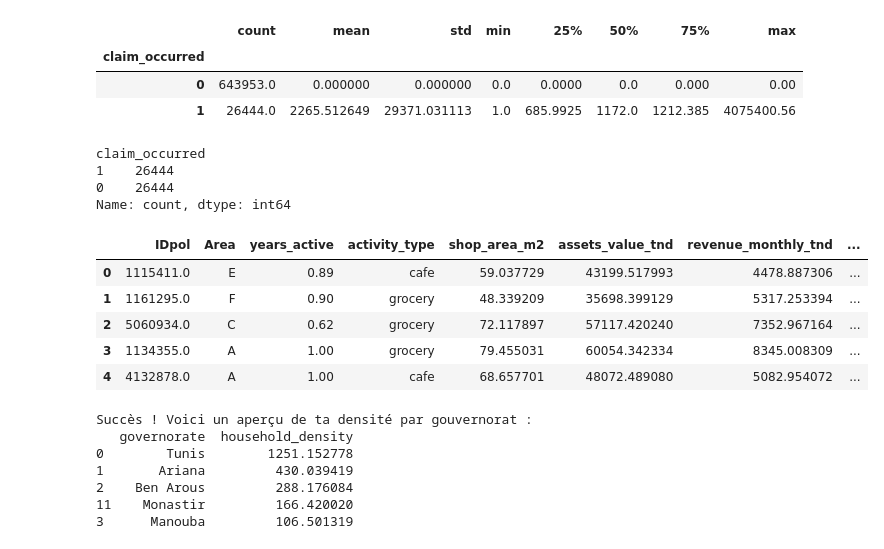
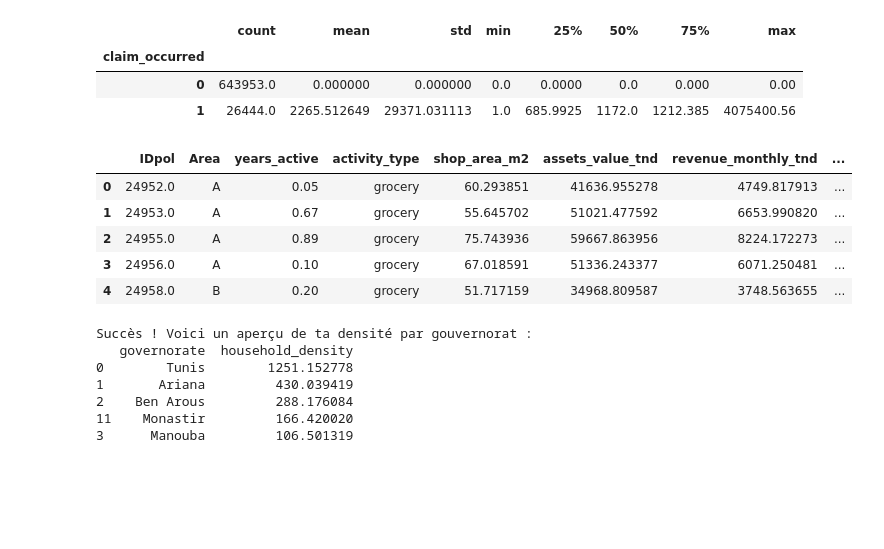
Before and after one commit to IlefBh/smart-insurance-ai, a Jupyter notebook: notebooks/01_build_policy_master.ipynb, the cells around one changed output. Cells and saved outputs as stored; diff of their text form; code cells hidden in the pictures; blank space fills up the shorter version.

```diff
--- a/notebooks/01_build_policy_master.ipynb
+++ b/notebooks/01_build_policy_master.ipynb
@@ -56,37 +56,12 @@ policy_master.groupby("claim_occurred")["ClaimAmount"].describe()
 | claim_occurred |  |  |  |  |  |  |  |  |
 | 0 | 643953.0 | 0.000000 | 0.000000 | 0.0 | 0.0000 | 0.0 | 0.000 | 0.00 |
 | 1 | 26444.0 | 2265.512649 | 29371.031113 | 1.0 | 685.9925 | 1172.0 | 1212.385 | 4075400.56 |
-# %%
-import pandas as pd
-
-# policy_master = ton dataframe complet
-
-# séparer les classes
-claims = policy_master[policy_master["claim_occurred"] == 1]
-no_claims = policy_master[policy_master["claim_occurred"] == 0]
-
-# undersampling des non-sinistres
-no_claims_sampled = no_claims.sample(n=len(claims), random_state=42)
-
-# recombiner
-policy_balanced = pd.concat([claims, no_claims_sampled], ignore_index=True)
-
-# mélanger les lignes pour éviter tout ordre biaisé
-policy_balanced = policy_balanced.sample(frac=1, random_state=42).reset_index(drop=True)
-
-# vérifier la proportion
-print(policy_balanced["claim_occurred"].value_counts())
-# %% [output]
-claim_occurred
-1    26444
-0    26444
-Name: count, dtype: int64
 # %%
 import numpy as np
 
 rng = np.random.default_rng(42)
 
-df = policy_balanced.copy()
+df = policy_master.copy()
 
 # ----------------------------
 # 0) Years active (maturity)
@@ -211,38 +186,38 @@ df["fire_extinguisher"] = rng.binomial(1, p_fire, len(df)).astype(bool)
 # ----------------------------
 df["claim_occurred"] = (df["ClaimNb"] > 0).astype(int)
 df["claim_cost_tnd"] = df["ClaimAmount"].astype(float)
 
 # ----------------------------
 # 9) Keep only the useful columns (optional)
 # ----------------------------
 keep_cols = [
     "policy_id" if "policy_id" in df.columns else "IDpol",
     "governorate" if "governorate" in df.columns else "Area",
     "years_active",
     "activity_type",
     "shop_area_m2",
     "assets_value_tnd",
     "revenue_monthly_tnd",
     "revenue_bucket",
     "open_at_night",
     "security_alarm",
     "security_camera",
     "fire_extinguisher",
     "claim_occurred",
     "claim_cost_tnd"
 ]
 
 keep_cols = [c for c in keep_cols if c in df.columns]
 business_df = df[keep_cols].copy()
 
 business_df.head()
 # %% [output]
 |  | IDpol | Area | years_active | activity_type | shop_area_m2 | assets_value_tnd | revenue_monthly_tnd | ... |
-| 0 | 1115411.0 | E | 0.89 | cafe | 59.037729 | 43199.517993 | 4478.887306 | ... |
-| 1 | 1161295.0 | F | 0.90 | grocery | 48.339209 | 35698.399129 | 5317.253394 | ... |
-| 2 | 5060934.0 | C | 0.62 | grocery | 72.117897 | 57117.420240 | 7352.967164 | ... |
-| 3 | 1134355.0 | A | 1.00 | grocery | 79.455031 | 60054.342334 | 8345.008309 | ... |
-| 4 | 4132878.0 | A | 1.00 | cafe | 68.657701 | 48072.489080 | 5082.954072 | ... |
+| 0 | 24952.0 | A | 0.05 | grocery | 60.293851 | 41636.955278 | 4749.817913 | ... |
+| 1 | 24953.0 | A | 0.67 | grocery | 55.645702 | 51021.477592 | 6653.990820 | ... |
+| 2 | 24955.0 | A | 0.89 | grocery | 75.743936 | 59667.863956 | 8224.172273 | ... |
+| 3 | 24956.0 | A | 0.10 | grocery | 67.018591 | 51336.243377 | 6071.250481 | ... |
+| 4 | 24958.0 | B | 0.20 | grocery | 51.717159 | 34968.809587 | 3748.563655 | ... |
 # %%
 business_df.to_csv("../data/processed/policy_master_business.csv", index=False)
 # %%
```
